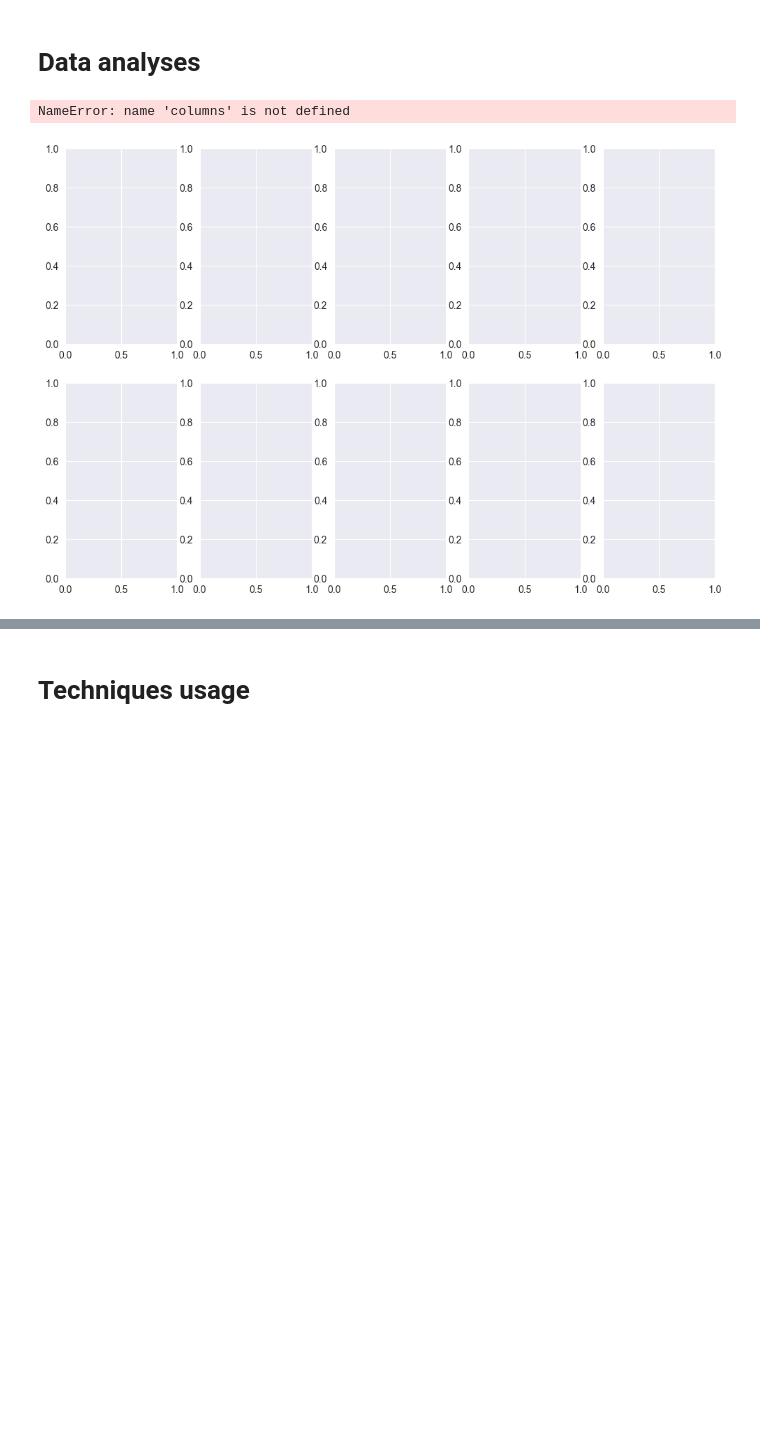
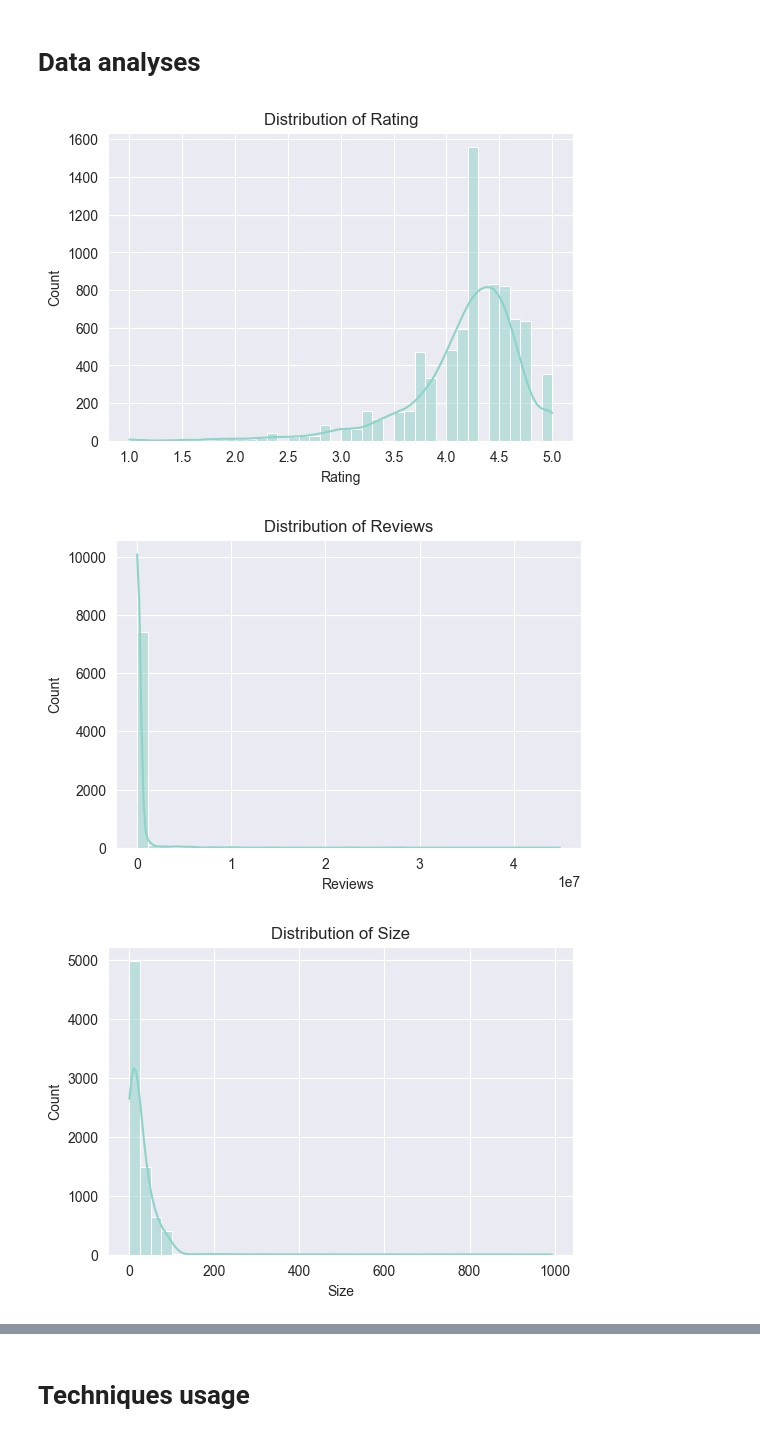
Before and after one commit to Aauia/MobileApp-Success-Project, a Jupyter notebook: appAnalyses/finalVersionEdited.ipynb, the cells around one changed output, grey strips where cells are left out. Drawn from its saved outputs; the diff is of its cells as text; code cells hidden in the pictures; blank space fills up the shorter version.

```diff
--- a/appAnalyses/finalVersionEdited.ipynb
+++ b/appAnalyses/finalVersionEdited.ipynb
@@ -196,6 +196,11 @@ df['Content Rating'] = df['Content Rating'].astype(str).str.strip()
 df['Type'] = df['Type'].astype(str).str.strip()
 df['Category'] = df['Category'].astype(str).str.strip()
 
+
+
+# Drop rows where Size is NaN
+df= df.dropna(subset=['Size', 'Category'])
+
 # Optional: Reset index
 df = df.reset_index(drop=True)
 
@@ -247,8 +252,8 @@ def parse_size(size):
             return float(size[:-1]) / 1024
     return np.nan
 
-df['Size'] = df['Size'].apply(parse_size)
-df['Size'] = df['Size'].fillna(df['Size'].median())  # заполняем медианой
+
+df['Size'] = pd.to_numeric(df['Size'], errors='coerce')
 
 df['Price'] = df['Price'].str.replace('$', '', regex=True) #нафиг знак доллара
 df['Price'] = pd.to_numeric(df['Price'], errors='coerce').fillna(0.0)#некорректные значения будут 00 и еще преобразует в числа
@@ -406,24 +411,46 @@ Name: count, dtype: int64
 # %% [markdown]
 # Data analyses
 # %%
-fig, axes = plt.subplots(nrows=2, ncols=5, figsize=(12, 8))
 
-axes = axes.flatten()
-for i, column in enumerate(columns):
-    sns.boxplot(data=df,
-                y=column,
-                ax=axes[i],
-                showfliers = True
-                )
-    axes[i].set_title(column, fontsize=12)
-    axes[i].set_xlabel("")
-    axes[i].set_ylabel("Value")
 
-for j in range(len(columns), len(axes)):
-    fig.delaxes(axes[j])
+# Histogram: Numerical Features
+num_features = ['Rating', 'Reviews', 'Size', 'Price']
+df[num_features] = df[num_features].apply(pd.to_numeric, errors='coerce')
 
-plt.tight_layout(pad=2.0, w_pad=0.7, h_pad=0.9)
+for col in num_features:
+    plt.figure(figsize=(6, 4))
+    sns.histplot(df[col], bins=40, kde=True)
+    plt.title(f'Distribution of {col}')
+    plt.show()
+
+# Countplots: Categorical Features
+cat_features = ['Category', 'Content Rating', 'Type', 'Android Ver']
+for col in cat_features:
+    plt.figure(figsize=(10, 4))
+    sns.countplot(data=df, x=col, order=df[col].value_counts().index)
+    plt.xticks(rotation=90)
+    plt.title(f'Countplot of {col}')
+    plt.tight_layout()
+    plt.show()
+
+# Boxplot of Size across Category
+plt.figure(figsize=(12, 5))
+sns.boxplot(data=df, x='Category', y='Size')
+plt.xticks(rotation=90)
+plt.title('Boxplot of Size per Category')
+plt.tight_layout()
 plt.show()
+
+# Barplot: Average Rating per Category
+plt.figure(figsize=(12, 5))
+avg_rating = df.groupby('Category')['Rating'].mean().sort_values(ascending=False)
+sns.barplot(x=avg_rating.index, y=avg_rating.values)
+plt.xticks(rotation=90)
+plt.ylabel("Average Rating")
+plt.title("Average Rating per Category")
+plt.tight_layout()
+plt.show()
 # %% [output]
-NameError: name 'columns' is not defined
-[figure, old version]
+[figure, new version]
+[figure, added]
+[figure, added]
```
Also changed, not shown: parts of 7 cells of this notebook.
